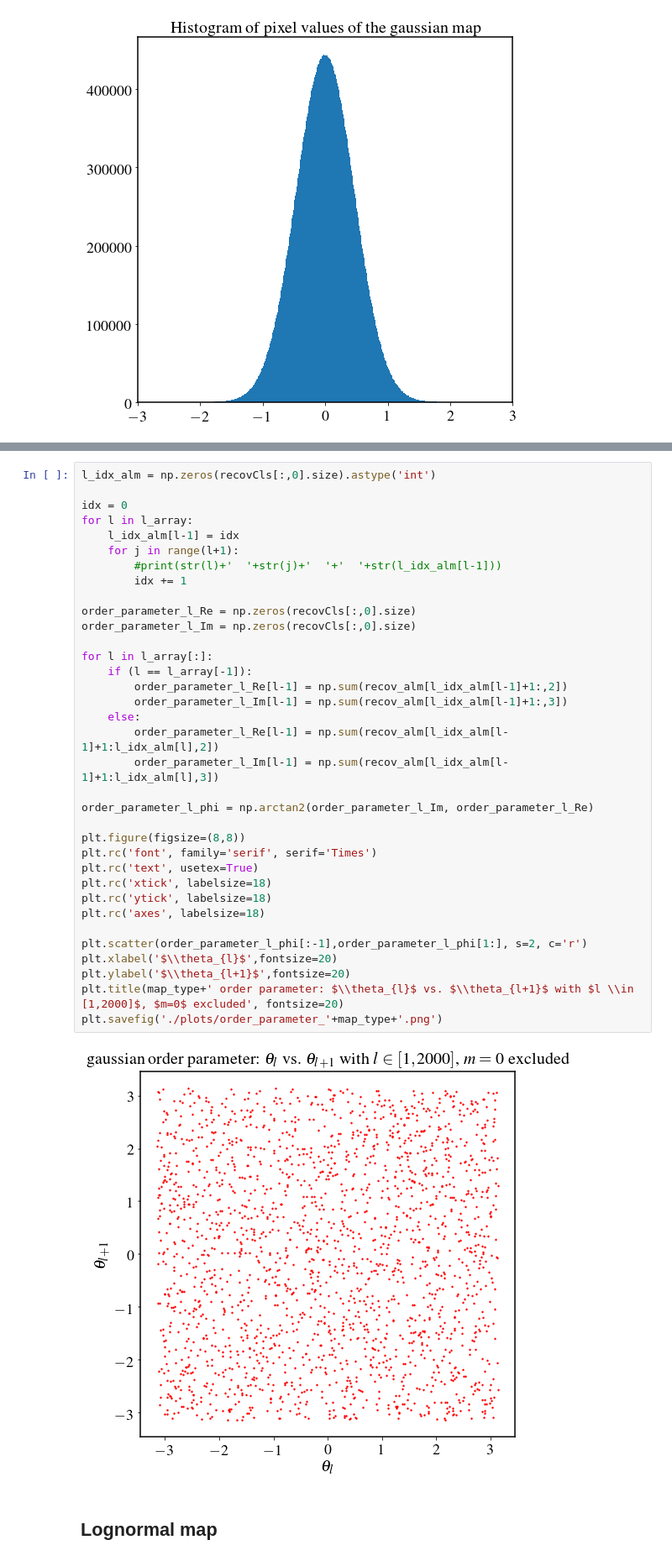
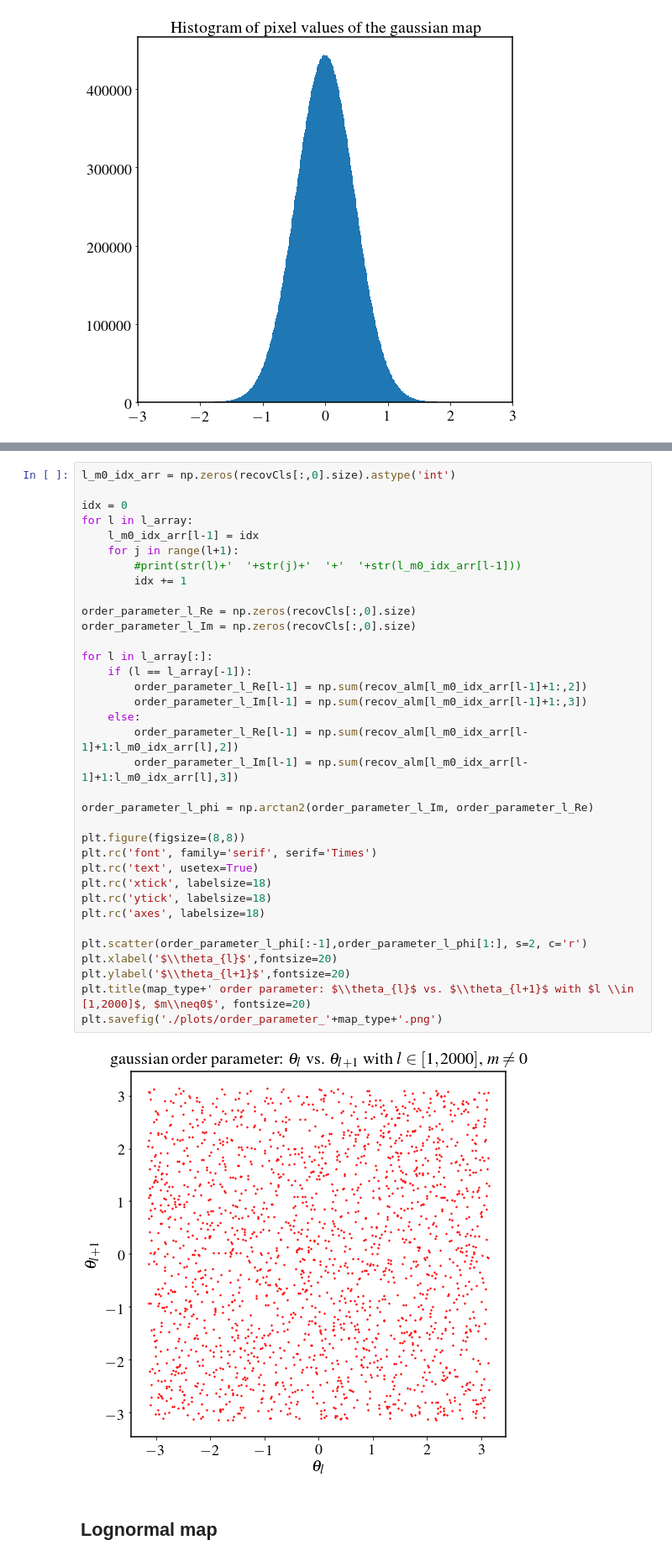
Before and after one commit to anikhalder/Phase_correlations, a Jupyter notebook: scripts/phase_correlations.ipynb, the cells around one changed output, grey strips where cells are left out. Shown at 84% size. Saved outputs shown, nothing was run; the diff lists cells and outputs as text.

```diff
--- a/scripts/phase_correlations.ipynb
+++ b/scripts/phase_correlations.ipynb
@@ -126,40 +117,40 @@ plt.savefig('./plots/phase_correlations_'+map_type+'.png')
 # %%
-l_idx_alm = np.zeros(recovCls[:,0].size).astype('int')
+l_m0_idx_arr = np.zeros(recovCls[:,0].size).astype('int')
 
 idx = 0
 for l in l_array:
-    l_idx_alm[l-1] = idx
+    l_m0_idx_arr[l-1] = idx
     for j in range(l+1):
-        #print(str(l)+'  '+str(j)+'  '+'  '+str(l_idx_alm[l-1]))
+        #print(str(l)+'  '+str(j)+'  '+'  '+str(l_m0_idx_arr[l-1]))
         idx += 1
 
 order_parameter_l_Re = np.zeros(recovCls[:,0].size)
 order_parameter_l_Im = np.zeros(recovCls[:,0].size)
 
 for l in l_array[:]:
     if (l == l_array[-1]):
-        order_parameter_l_Re[l-1] = np.sum(recov_alm[l_idx_alm[l-1]+1:,2])
-        order_parameter_l_Im[l-1] = np.sum(recov_alm[l_idx_alm[l-1]+1:,3])
+        order_parameter_l_Re[l-1] = np.sum(recov_alm[l_m0_idx_arr[l-1]+1:,2])
+        order_parameter_l_Im[l-1] = np.sum(recov_alm[l_m0_idx_arr[l-1]+1:,3])
     else:
-        order_parameter_l_Re[l-1] = np.sum(recov_alm[l_idx_alm[l-1]+1:l_idx_alm[l],2])
-        order_parameter_l_Im[l-1] = np.sum(recov_alm[l_idx_alm[l-1]+1:l_idx_alm[l],3])
+        order_parameter_l_Re[l-1] = np.sum(recov_alm[l_m0_idx_arr[l-1]+1:l_m0_idx_arr[l],2])
+        order_parameter_l_Im[l-1] = np.sum(recov_alm[l_m0_idx_arr[l-1]+1:l_m0_idx_arr[l],3])
 
 order_parameter_l_phi = np.arctan2(order_parameter_l_Im, order_parameter_l_Re)
 
 plt.figure(figsize=(8,8))
 plt.rc('font', family='serif', serif='Times')
 plt.rc('text', usetex=True)
 plt.rc('xtick', labelsize=18)
 plt.rc('ytick', labelsize=18)
 plt.rc('axes', labelsize=18)
 
 plt.scatter(order_parameter_l_phi[:-1],order_parameter_l_phi[1:], s=2, c='r')
 plt.xlabel('$\\theta_{l}$',fontsize=20)
 plt.ylabel('$\\theta_{l+1}$',fontsize=20)
-plt.title(map_type+' order parameter: $\\theta_{l}$ vs. $\\theta_{l+1}$ with $l \\in [1,2000]$, $m=0$ excluded', fontsize=20)
+plt.title(map_type+' order parameter: $\\theta_{l}$ vs. $\\theta_{l+1}$ with $l \\in [1,2000]$, $m\\neq0$', fontsize=20)
 plt.savefig('./plots/order_parameter_'+map_type+'.png')
 # %% [output]
-[figure, old version]
+[figure, new version]
 # %% [markdown]
 ## Lognormal map
 # %%
```
Also changed, not shown: parts of 4 cells of this notebook, 4 other files.
